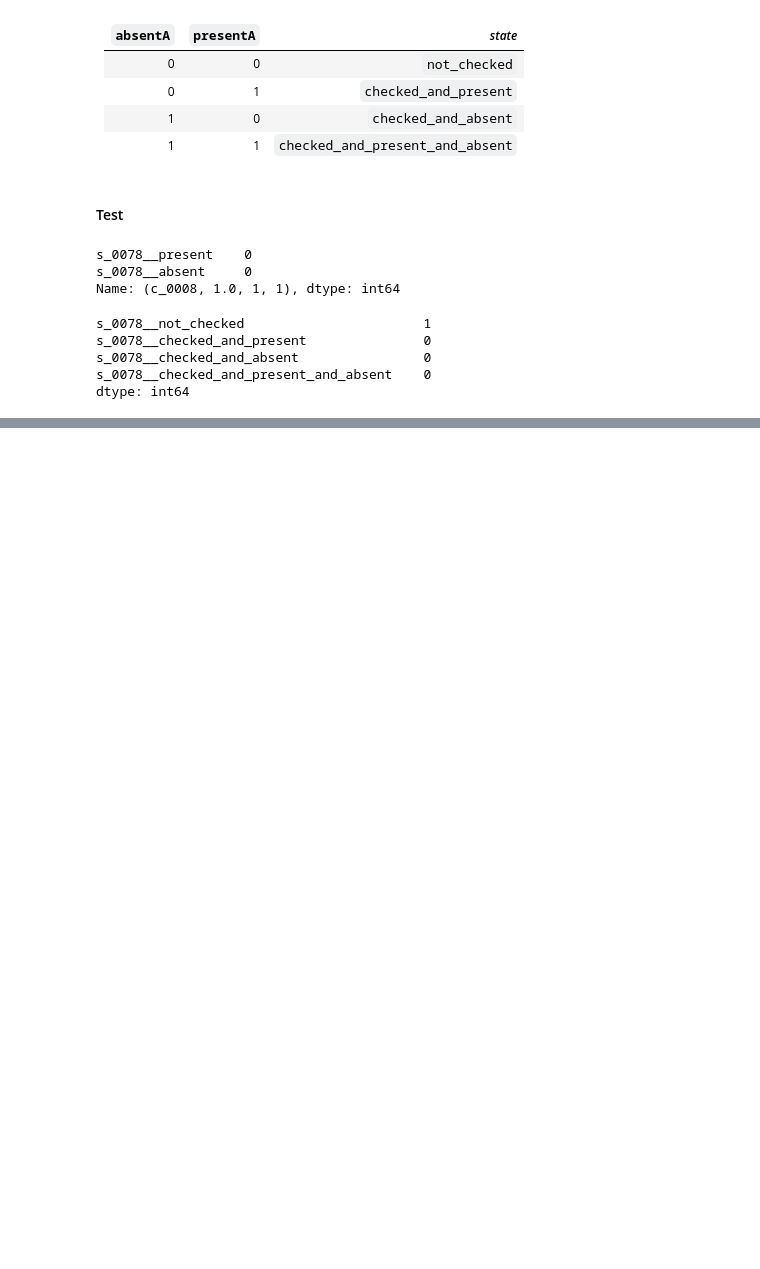
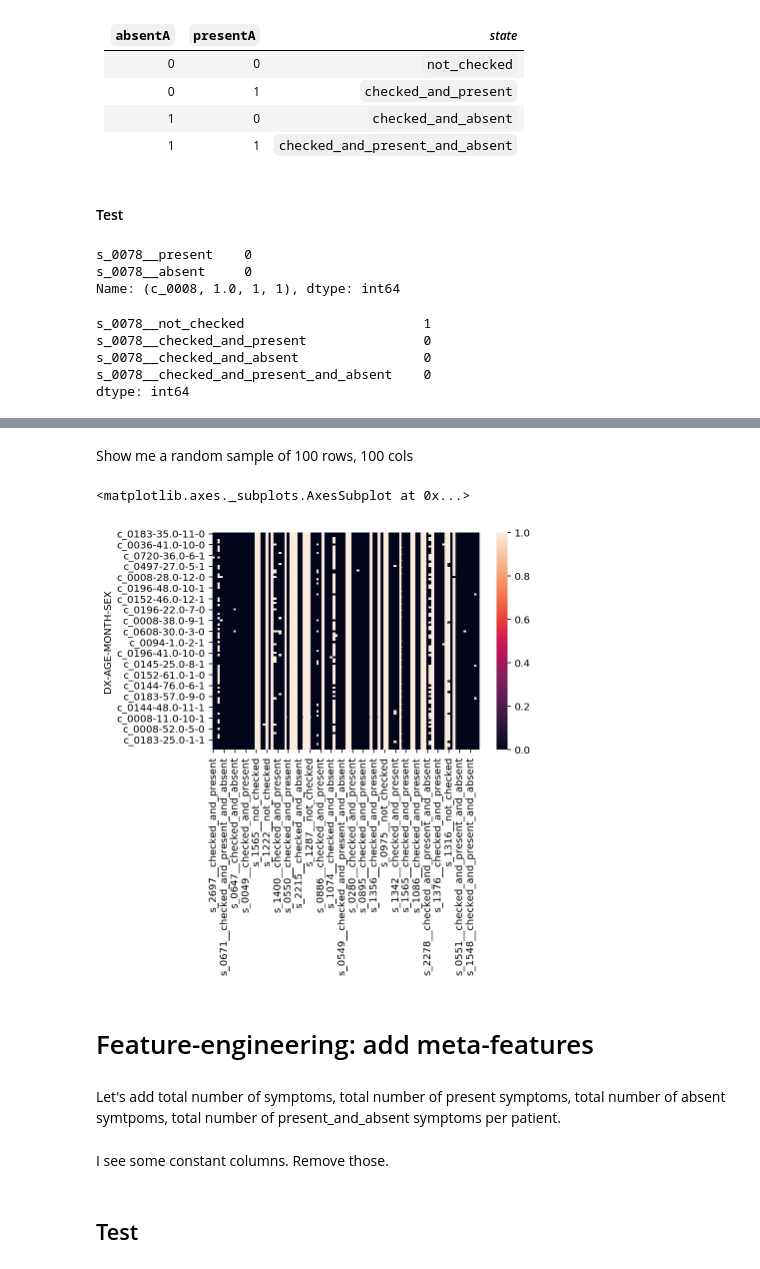
Before and after one commit to GYANTINC/ehr_dx, a Jupyter notebook: notebooks/Format.ipynb, the cells around one changed output, grey strips where cells are left out. Cells and saved outputs as stored; diff of their text form; code cells hidden in the pictures; blank space fills up the shorter version.

```diff
--- a/notebooks/Format.ipynb
+++ b/notebooks/Format.ipynb
@@ -387 +400,14 @@ isajosep_util.check_for_null(converted)
 (0, 0, 0, 822, 0, 0)
+# %% [markdown]
+Show me a random sample of 100 rows, 100 cols
+# %%
+sns.heatmap(isajosep_util.double_sample_df(converted, row_dims=100, col_dims=100))
+# %% [output]
+<matplotlib.axes._subplots.AxesSubplot at 0x...>
+[figure, added]
+# %% [markdown]
+# Feature-engineering: add meta-features
+# %% [markdown]
+Let's add total number of symptoms, total number of present symptoms, total number of absent symtpoms, total number of present_and_absent symptoms per patient.
+# %% [markdown]
+I see some constant columns. Remove those.
@@ -387,0 +425,2 @@ isajosep_util.check_for_null(converted)
+# %% [markdown]
+## Test
```
Also changed, not shown: parts of 16 cells of this notebook.
